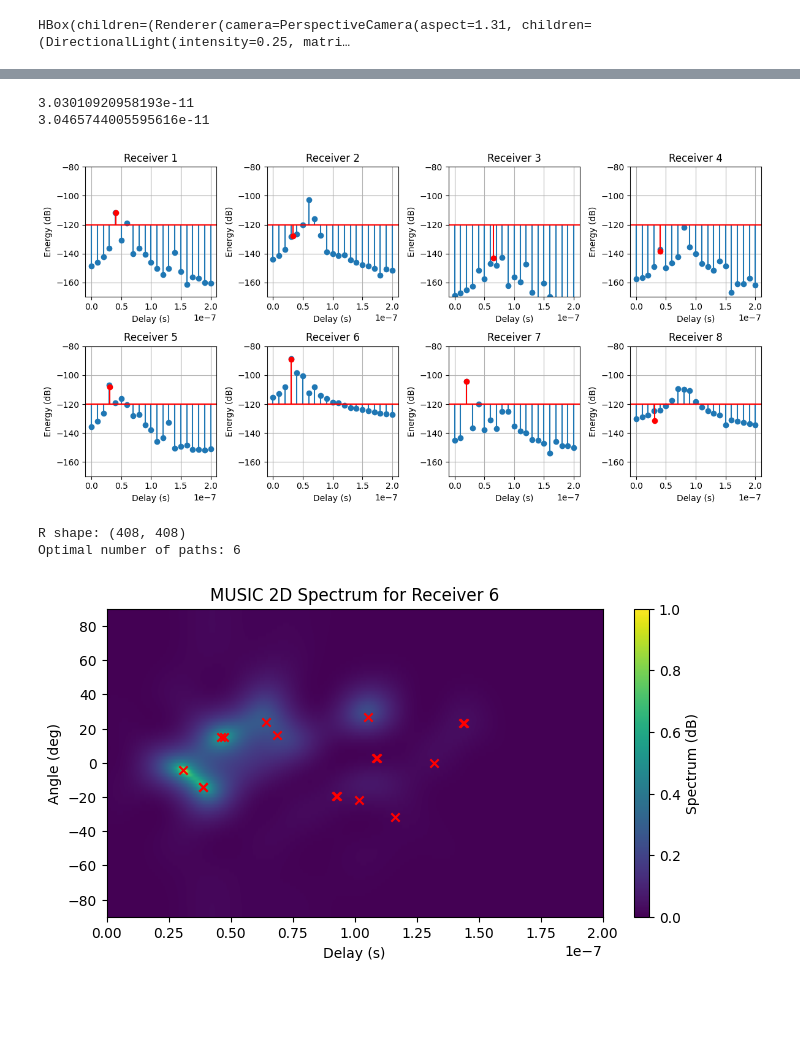
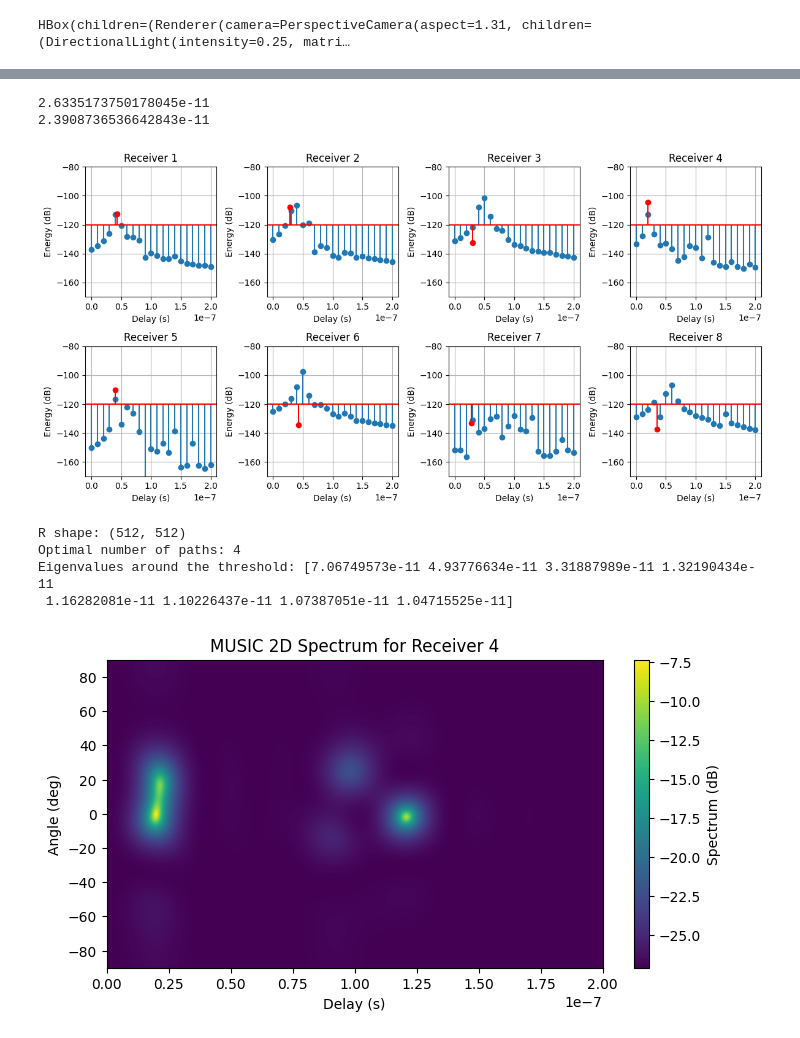
Before and after one commit to lraviart/RayTracing, a Jupyter notebook: Localization/Chain.ipynb, the cells around one changed output, grey strips where cells are left out. Drawn from its saved outputs; the diff is of its cells as text; code cells hidden in the pictures; blank space fills up the shorter version.

```diff
--- a/Localization/Chain.ipynb
+++ b/Localization/Chain.ipynb
@@ -67,7 +67,7 @@ print(scene.rx_array.antenna_pattern.compute_gain())
 print(scene.rx_array.positions(3e8/3.5e9))
 
 # Tx position
-TX_position = [0, -2, 1.5]
+TX_position = [3, 0, 1.5]
 
 tx = Transmitter("tx", TX_position)
 scene.add(tx)
@@ -287,9 +287,9 @@ for i in range(8):
     plt.grid()
 plt.tight_layout()
 # %% [output]
-3.03010920958193e-11
-3.0465744005595616e-11
+2.6335173750178045e-11
+2.3908736536642843e-11
-[figure, old version]
+[figure, new version]
 # %%
 import Multipath as mp
 import Comm as com
@@ -298,22 +298,24 @@ importlib.reload(com)
 
 
 fft_size = 256
-RX_idx = 5
+RX_idx = 3
 music_spectrum, music_tau, music_angles, K, estimated_channel = mp.MUSIC_2D_spectrum(a[RX_idx], tau[RX_idx], B, fc=3.5e9, T=5e-6, Tcir=2e-7, osr=8, fft_size=fft_size, alpha=0.1, num_pilots=10)
 # music_a, music_taus = mp.MUSIC_taps_time(music_spectrum, music_tau, B/fft_size, estimated_channel)
 # %% [output]
-R shape: (408, 408)
-Optimal number of paths: 6
+R shape: (512, 512)
+Optimal number of paths: 4
+Eigenvalues around the threshold: [7.06749573e-11 4.93776634e-11 3.31887989e-11 1.32190434e-11
+ 1.16282081e-11 1.10226437e-11 1.07387051e-11 1.04715525e-11]
 # %%
 local_angles = util.format_local_angles(angles, RX_orientations)
 
 plt.figure(figsize=(8, 4))
 plt.imshow(10*np.log10(music_spectrum.T), extent=(music_tau[0], music_tau[-1], music_angles[0]*180/np.pi, music_angles[-1]*180/np.pi), aspect='auto', origin='lower')
-plt.scatter(tau[RX_idx], local_angles[RX_idx]*180/np.pi, label='True Paths', color='red', marker='x')
+# plt.scatter(tau[RX_idx], local_angles[RX_idx]*180/np.pi, label='True Paths', color='red', marker='x')
 plt.title(f"MUSIC 2D Spectrum for Receiver {RX_idx+1}")
 plt.xlabel("Delay (s)")
 plt.ylabel("Angle (deg)")
 plt.colorbar(label='Spectrum (dB)')
 plt.show()
 # %% [output]
-[figure, old version]
+[figure, new version]
```
Also changed, not shown: parts of 11 cells of this notebook, 7 other files.
